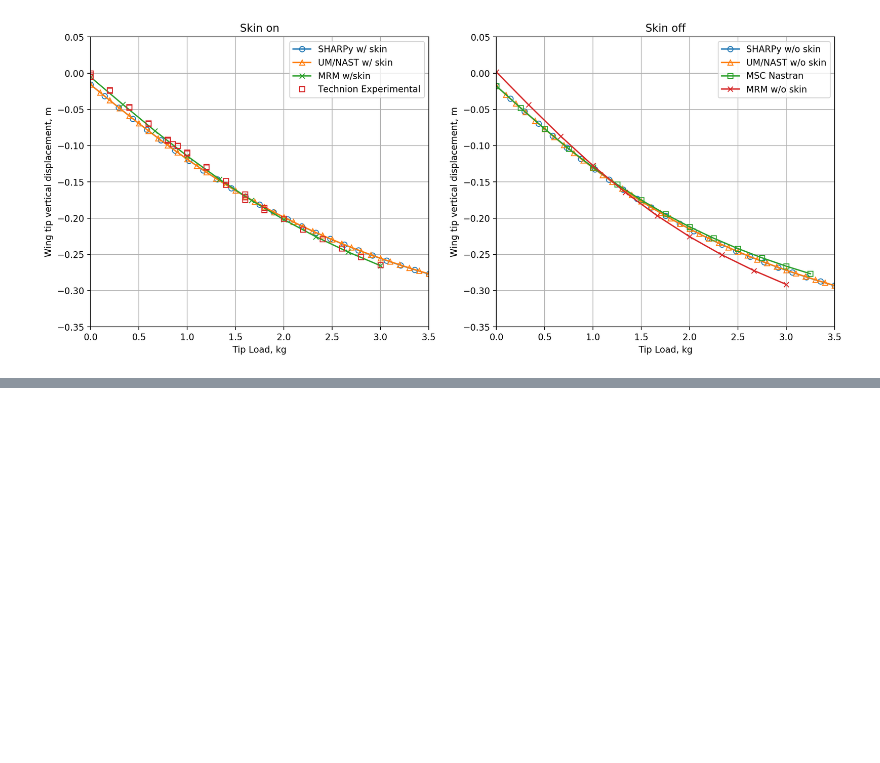
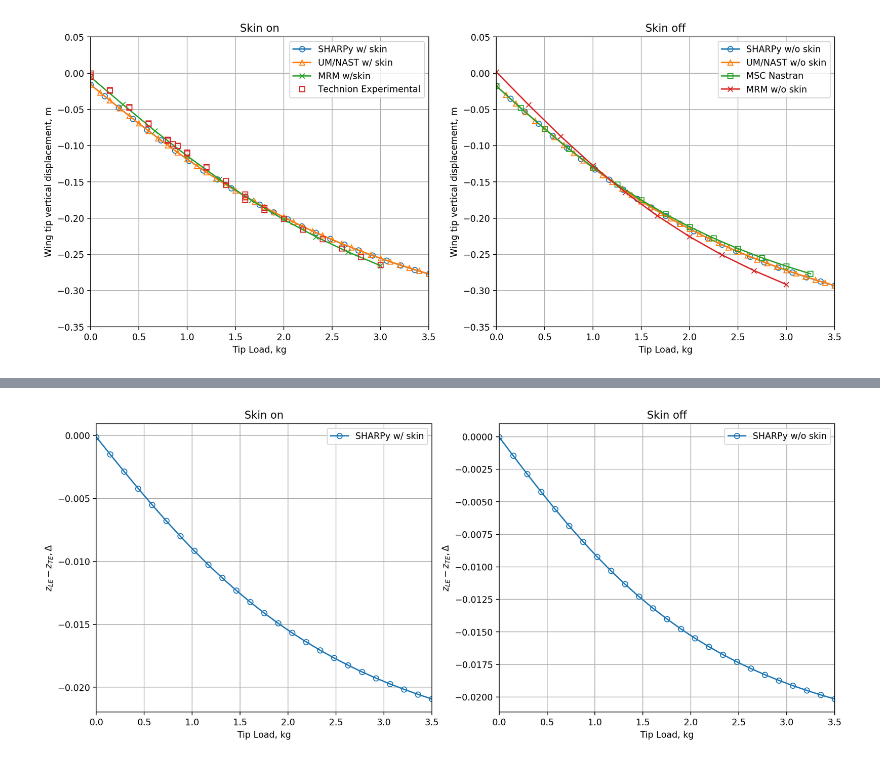
Before and after one commit to ngoiz/pazy-aepw3-results, a Jupyter notebook: 02_Torsion/02_TorsionResults.ipynb, the cells around one changed output, grey strips where cells are left out. Cells and saved outputs as stored; diff of their text form; code cells hidden in the pictures; blank space fills up the shorter version.

Commit message:
Update torsion results with twist angle computation + coordinates file

```diff
--- a/02_Torsion/02_TorsionResults.ipynb
+++ b/02_Torsion/02_TorsionResults.ipynb
@@ -138,0 +156,44 @@ ax[1].set_title('Skin off');
+# %%
+torsion_coordinates = {}
+torsion_coordinates['sharpy_w_skin'] = {'file': './torsion_SHARPy_w_skin_wingtip_coordinates.txt',
+                                       'skin': True,
+                                       'marker': 'o',
+                                       'ms': 6,
+                                       'label': 'SHARPy w/ skin'}
+
+torsion_coordinates['sharpy_wo_skin'] = {'file': './torsion_SHARPy_wo_skin_wingtip_coordinates.txt',
+                                       'skin': False,
+                                       'marker': 'o',
+                                       'ms': 6,
+                                       'label': 'SHARPy w/o skin'}
+
+for key, case in torsion_coordinates.items():
+    case['data'] = {}
+    data = np.loadtxt(case['file'])
+    case['data']['load'] = data[:, 0]
+    case['data']['mid'] = data[:, 1:4]
+    case['data']['le'] = data[:, 4:7]
+    case['data']['te'] = data[:, 7:10]
+# %%
+fig, ax = plt.subplots(ncols=2, figsize=(15, 6))
+
+for case in torsion_coordinates.values():
+    if case['skin']:
+        a = ax[0]
+    else:
+        a = ax[1]
+
+    a.plot(case['data']['load'], (case['data']['le'][:, 2] - case['data']['te'][:, 2]), label=case['label'], marker=case['marker'], ms=case['ms'], mfc='none', ls=case.get('ls', '-'))
+
+
+for a in ax:
+    a.legend()
+    a.set_xlim(0, 3.5)
+    a.set_xlabel('Tip Load, kg')
+    a.set_ylabel('$z_{LE} - z_{TE}, \Delta$')
+    a.grid()
+
+ax[0].set_title('Skin on')
+ax[1].set_title('Skin off');
+# %% [output]
+[figure, added]
```
Also changed, not shown: parts of 4 cells of this notebook, 8 other files.
